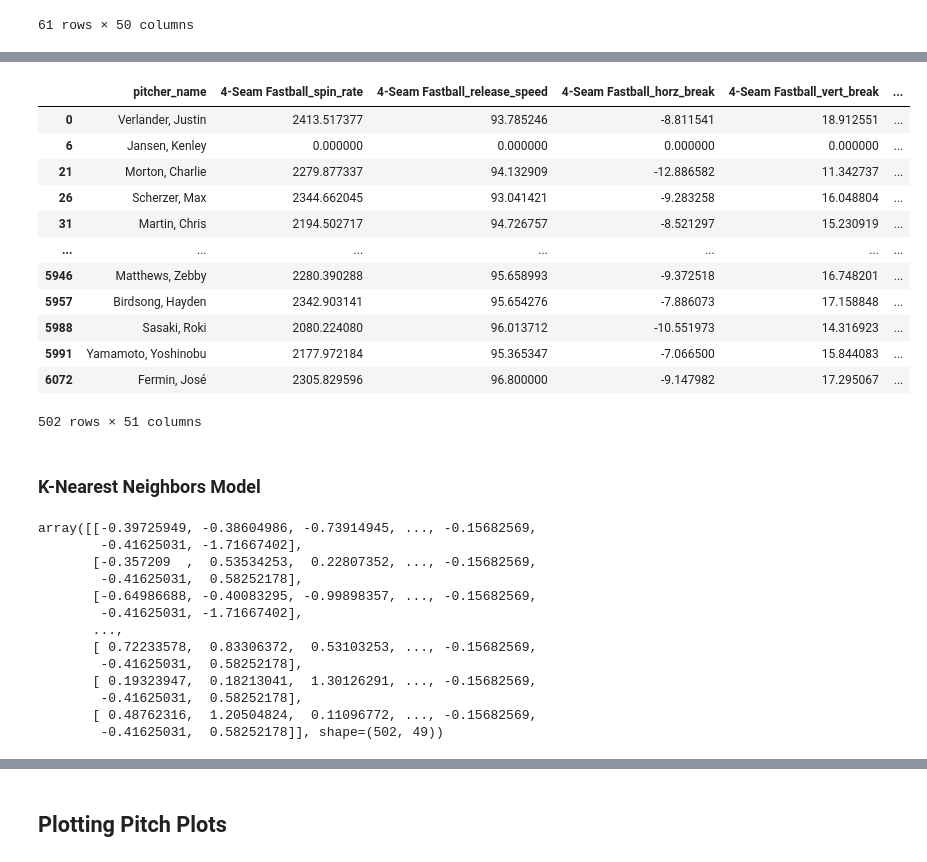
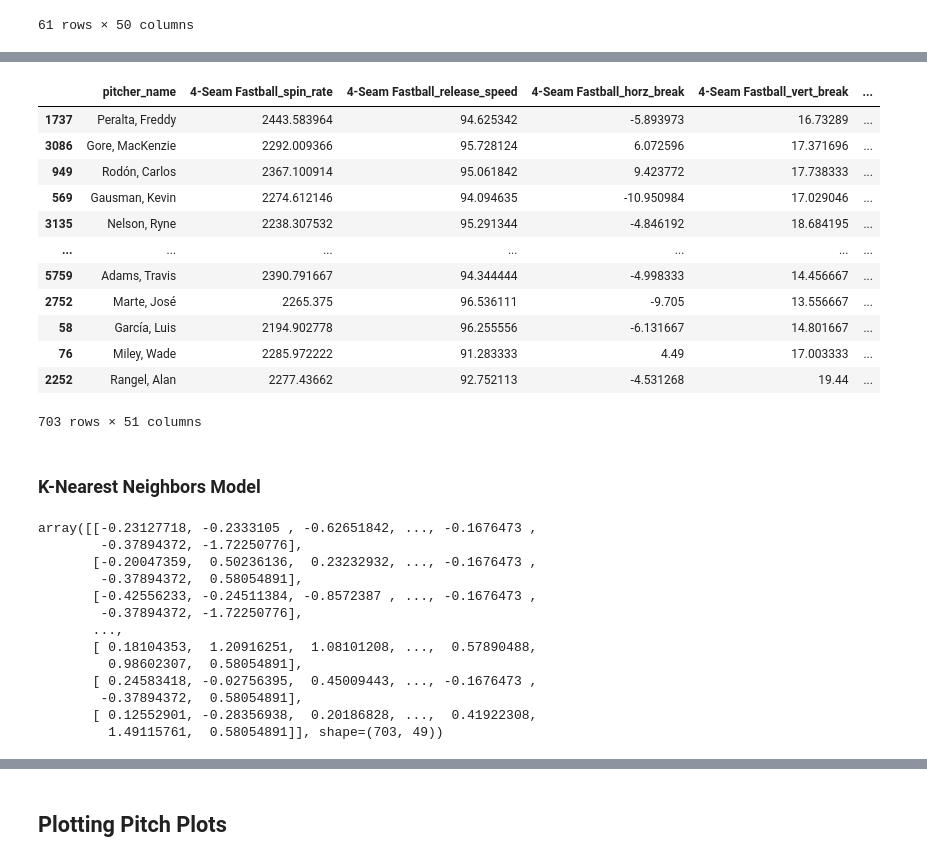
Before and after one commit to jackkalsched/UCSD_Baseball_25, a Jupyter notebook: Pitching/mlb arsenal comparisons/big_league_comparison.ipynb, the cells around one changed output, grey strips where cells are left out. Cells and saved outputs as stored; diff of their text form; code cells hidden in the pictures.

```diff
--- a/Pitching/mlb arsenal comparisons/big_league_comparison.ipynb
+++ b/Pitching/mlb arsenal comparisons/big_league_comparison.ipynb
@@ -369,32 +369,32 @@ mlb_vectors_withhand
 # %%
 # Encode handedness for KNN model (Left = 0, Right = 1)
 def encode_handedness(row):
 
     if (row['handedness'] == 'R') | (row['handedness'] == 'Right'):
         row['handedness'] = 1
     if (row['handedness'] == 'L') | (row['handedness'] == 'Left'):
         row['handedness'] = 0
 
     return row
 
-mlb_vectors_withhand = mlb_vectors_withhand.apply(encode_handedness, axis = 1).copy().drop_duplicates(subset = 'pitcher_name')
-mlb_vectors_withhand = mlb_vectors_withhand[mlb_vectors_withhand['count_pitch'] > 200]
+mlb_vectors_withhand = mlb_vectors_withhand.apply(encode_handedness, axis = 1).copy().drop_duplicates(subset = 'pitcher_name').sort_values(by = 'count_pitch', ascending = False)
+mlb_vectors_withhand = mlb_vectors_withhand[mlb_vectors_withhand['count_pitch'] > 70]
 ucsd_vectors_withhand = ucsd_vectors_withhand.apply(encode_handedness, axis = 1).copy().drop_duplicates(subset = 'pitcher')
 display(mlb_vectors_withhand)
 # %% [output]
 |  | pitcher_name | 4-Seam Fastball_spin_rate | 4-Seam Fastball_release_speed | 4-Seam Fastball_horz_break | 4-Seam Fastball_vert_break | ... |
-| 0 | Verlander, Justin | 2413.517377 | 93.785246 | -8.811541 | 18.912551 | ... |
-| 6 | Jansen, Kenley | 0.000000 | 0.000000 | 0.000000 | 0.000000 | ... |
-| 21 | Morton, Charlie | 2279.877337 | 94.132909 | -12.886582 | 11.342737 | ... |
-| 26 | Scherzer, Max | 2344.662045 | 93.041421 | -9.283258 | 16.048804 | ... |
-| 31 | Martin, Chris | 2194.502717 | 94.726757 | -8.521297 | 15.230919 | ... |
+| 1737 | Peralta, Freddy | 2443.583964 | 94.625342 | -5.893973 | 16.73289 | ... |
+| 3086 | Gore, MacKenzie | 2292.009366 | 95.728124 | 6.072596 | 17.371696 | ... |
+| 949 | Rodón, Carlos | 2367.100914 | 95.061842 | 9.423772 | 17.738333 | ... |
+| 569 | Gausman, Kevin | 2274.612146 | 94.094635 | -10.950984 | 17.029046 | ... |
+| 3135 | Nelson, Ryne | 2238.307532 | 95.291344 | -4.846192 | 18.684195 | ... |
 | ... | ... | ... | ... | ... | ... | ... |
-| 5946 | Matthews, Zebby | 2280.390288 | 95.658993 | -9.372518 | 16.748201 | ... |
-| 5957 | Birdsong, Hayden | 2342.903141 | 95.654276 | -7.886073 | 17.158848 | ... |
-| 5988 | Sasaki, Roki | 2080.224080 | 96.013712 | -10.551973 | 14.316923 | ... |
-| 5991 | Yamamoto, Yoshinobu | 2177.972184 | 95.365347 | -7.066500 | 15.844083 | ... |
-| 6072 | Fermin, José | 2305.829596 | 96.800000 | -9.147982 | 17.295067 | ... |
+| 5759 | Adams, Travis | 2390.791667 | 94.344444 | -4.998333 | 14.456667 | ... |
+| 2752 | Marte, José | 2265.375 | 96.536111 | -9.705 | 13.556667 | ... |
+| 58 | García, Luis | 2194.902778 | 96.255556 | -6.131667 | 14.801667 | ... |
+| 76 | Miley, Wade | 2285.972222 | 91.283333 | 4.49 | 17.003333 | ... |
+| 2252 | Rangel, Alan | 2277.43662 | 92.752113 | -4.531268 | 19.44 | ... |
-502 rows × 51 columns
+703 rows × 51 columns
 # %% [markdown]
 ### K-Nearest Neighbors Model
 # %%
@@ -411,19 +411,19 @@ x_ucsd_scaled = x_all_scaled[len(x_mlb):]
 # %%
 display(x_mlb_scaled)
 # %% [output]
-array([[-0.39725949, -0.38604986, -0.73914945, ..., -0.15682569,
-        -0.41625031, -1.71667402],
-       [-0.357209  ,  0.53534253,  0.22807352, ..., -0.15682569,
-        -0.41625031,  0.58252178],
-       [-0.64986688, -0.40083295, -0.99898357, ..., -0.15682569,
-        -0.41625031, -1.71667402],
+array([[-0.23127718, -0.2333105 , -0.62651842, ..., -0.1676473 ,
+        -0.37894372, -1.72250776],
+       [-0.20047359,  0.50236136,  0.23232932, ..., -0.1676473 ,
+        -0.37894372,  0.58054891],
+       [-0.42556233, -0.24511384, -0.8572387 , ..., -0.1676473 ,
+        -0.37894372, -1.72250776],
        ...,
-       [ 0.72233578,  0.83306372,  0.53103253, ..., -0.15682569,
-        -0.41625031,  0.58252178],
-       [ 0.19323947,  0.18213041,  1.30126291, ..., -0.15682569,
-        -0.41625031,  0.58252178],
-       [ 0.48762316,  1.20504824,  0.11096772, ..., -0.15682569,
-        -0.41625031,  0.58252178]], shape=(502, 49))
+       [ 0.18104353,  1.20916251,  1.08101208, ...,  0.57890488,
+         0.98602307,  0.58054891],
+       [ 0.24583418, -0.02756395,  0.45009443, ..., -0.1676473 ,
+        -0.37894372,  0.58054891],
+       [ 0.12552901, -0.28356938,  0.20186828, ...,  0.41922308,
+         1.49115761,  0.58054891]], shape=(703, 49))
 # %%
 from sklearn.neighbors import NearestNeighbors
 
```
Also changed, not shown: parts of 5 cells of this notebook.
